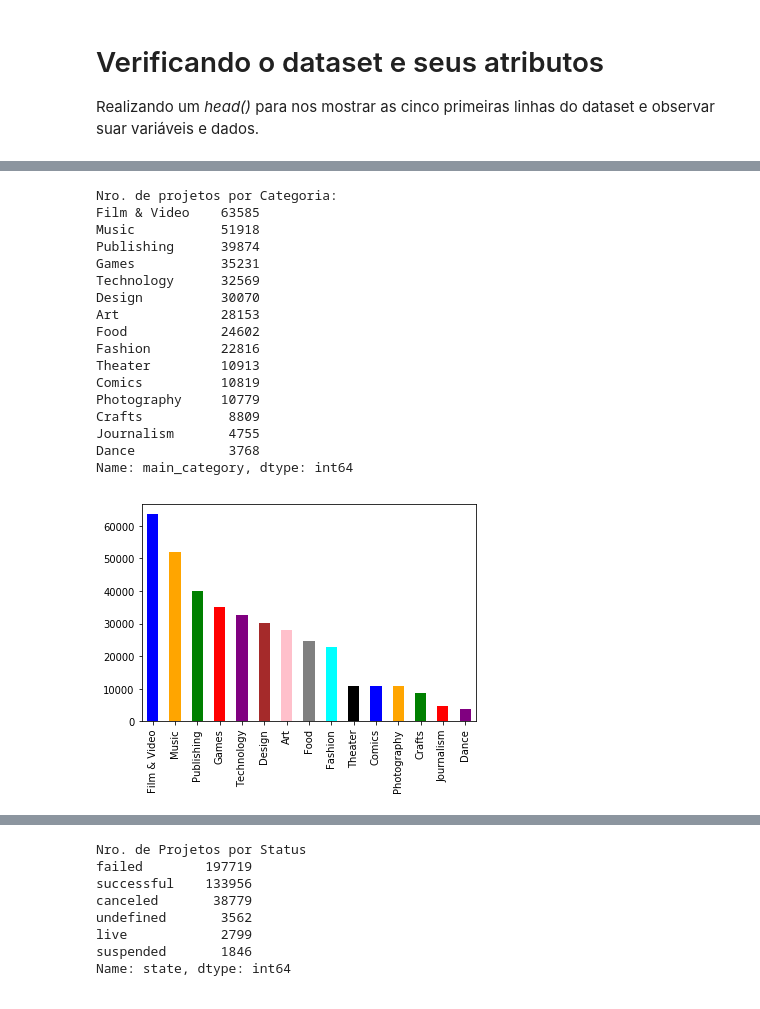
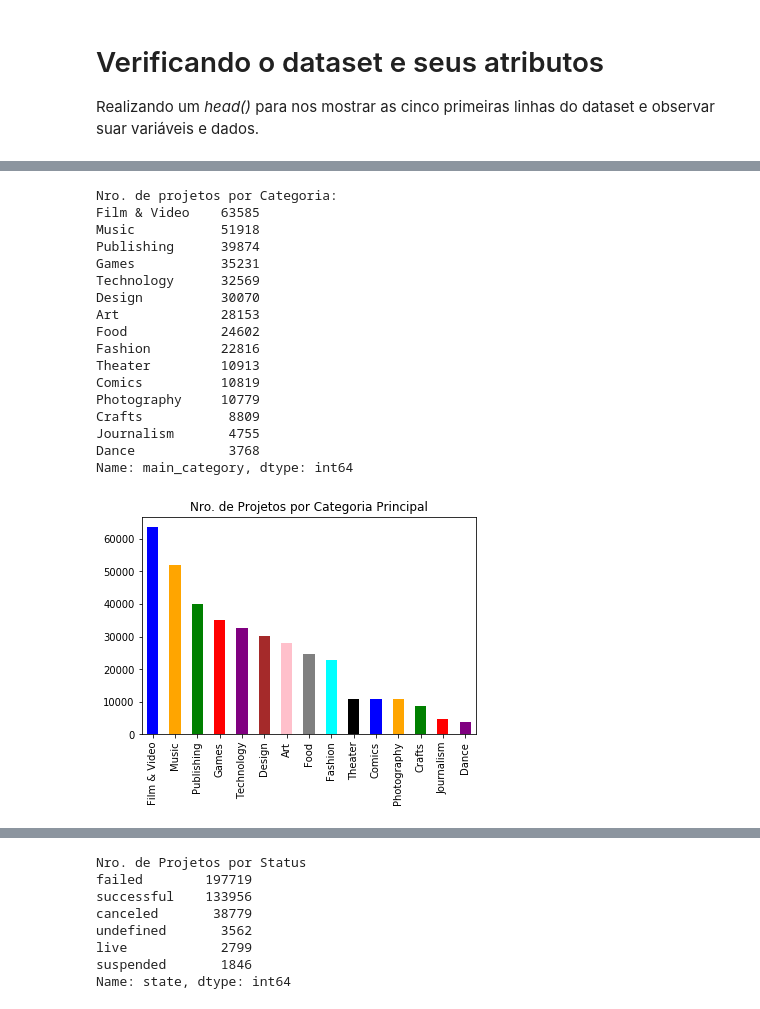
Before and after one commit to victormazevedo/kickstart-random-forest-model, a Jupyter notebook: Kickstarter_Model.ipynb, the cells around one changed output, grey strips where cells are left out. Saved outputs shown, nothing was run; the diff lists cells and outputs as text; code cells hidden in the pictures.

```diff
--- a/Kickstarter_Model.ipynb
+++ b/Kickstarter_Model.ipynb
@@ -129,30 +151,31 @@ Name: state, dtype: float64
 # %%
 principais_categorias = df["main_category"].value_counts()
 principais_categorias_fail = df[df["state"].isin(["failed","canceled","suspended"])]["main_category"].value_counts()
 principais_categorias_sucesso = df[df["state"] == "successful"]["main_category"].value_counts()
 color = ['blue', 'orange', 'green', 'red', 'purple', 'brown', 'pink', 'gray', 'cyan', 'black']
 
 print("Nro. de projetos por Categoria: ")
 print(principais_categorias)
 
 principais_categorias.plot.bar(color = color)
+plt.title("Nro. de Projetos por Categoria Principal")
 plt.show()
 # %% [output]
 Nro. de projetos por Categoria:
 Film & Video    63585
 Music           51918
 Publishing      39874
 Games           35231
 Technology      32569
 Design          30070
 Art             28153
 Food            24602
 Fashion         22816
 Theater         10913
 Comics          10819
 Photography     10779
 Crafts           8809
 Journalism       4755
 Dance            3768
 Name: main_category, dtype: int64
-[figure, old version]
+[figure, new version]
```
Also changed, not shown: parts of 23 cells of this notebook.
